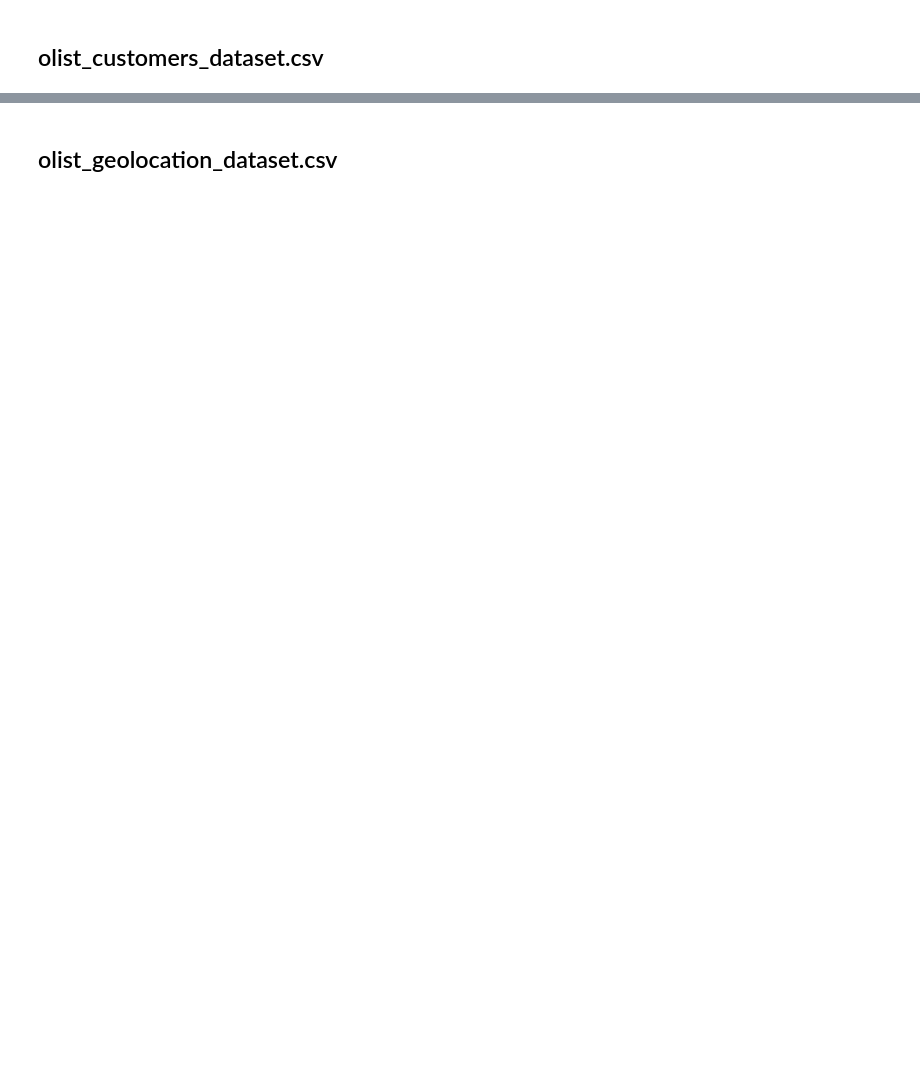
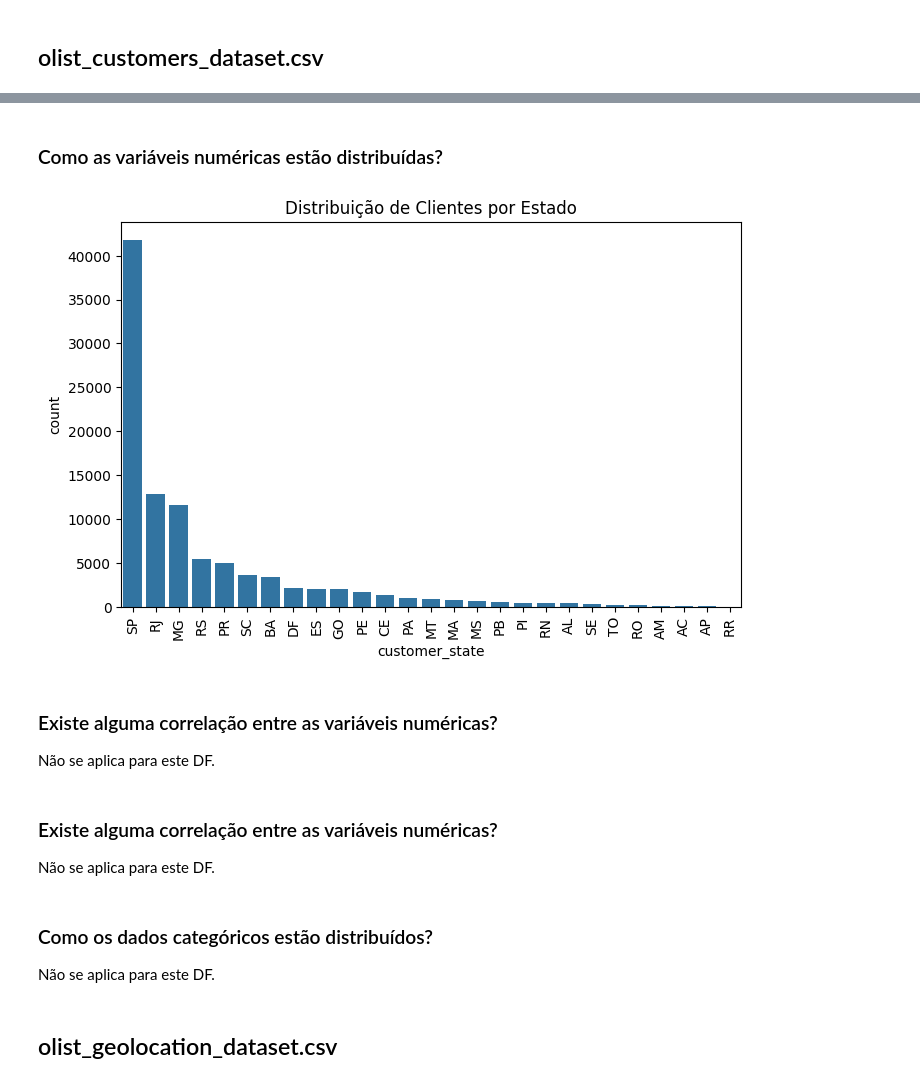
Before and after one commit to 4m0r1m/estatistica-um-projeto, a Jupyter notebook: notebook_projeto.ipynb, the cells around one changed output, grey strips where cells are left out. Saved outputs shown, nothing was run; the diff lists cells and outputs as text; code cells hidden in the pictures; blank space fills up the shorter version.

Commit message:
Analise Customers_dataset

```diff
--- a/notebook_projeto.ipynb
+++ b/notebook_projeto.ipynb
@@ -17,3 +17,7 @@ DATASET_PATH = 'database/'
 ## olist_customers_dataset.csv
 # %%
 customers_path = f'{DATASET_PATH}olist_customers_dataset.csv'
+
+df_customers = pd.read_csv(customers_path)
+
+df_customers.head()
@@ -20,3 +77,22 @@ customers_path = f'{DATASET_PATH}olist_customers_dataset.csv'
+# %% [markdown]
+### Como as variáveis numéricas estão distribuídas?
+# %%
+plt.figure(figsize=(8, 5))
+sns.countplot(x='customer_state', data=df_customers, order=df_customers['customer_state'].value_counts().index)
+plt.title('Distribuição de Clientes por Estado')
+plt.xticks(rotation=90)
+plt.show()
+# %% [output]
+[figure, added]
+# %% [markdown]
+### Existe alguma correlação entre as variáveis numéricas?
+Não se aplica para este DF.
+# %% [markdown]
+### Existe alguma correlação entre as variáveis numéricas?
+Não se aplica para este DF.
+# %% [markdown]
+### Como os dados categóricos estão distribuídos?
+Não se aplica para este DF.
 # %% [markdown]
 ## olist_geolocation_dataset.csv
 # %%
```
Also changed, not shown: parts of 57 cells of this notebook.
